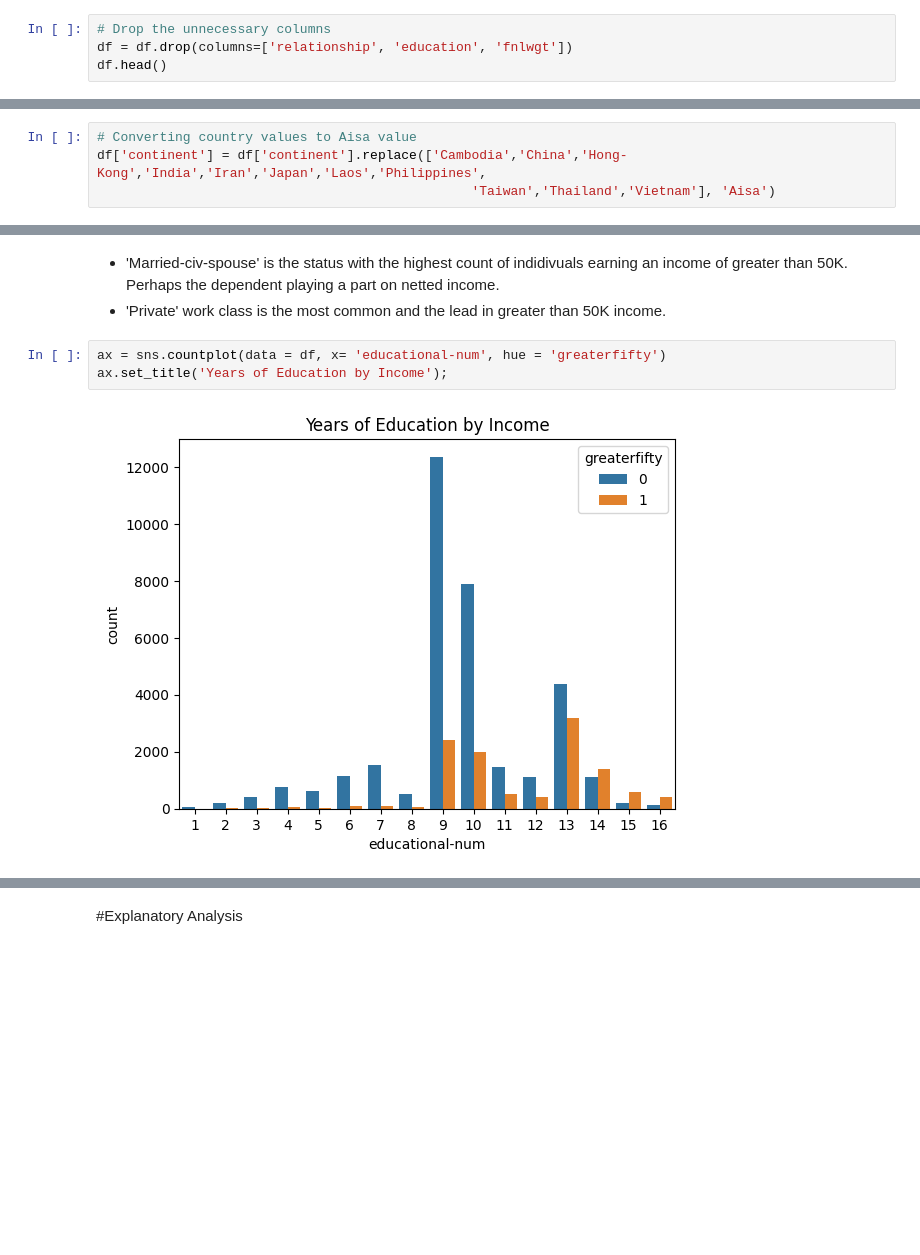
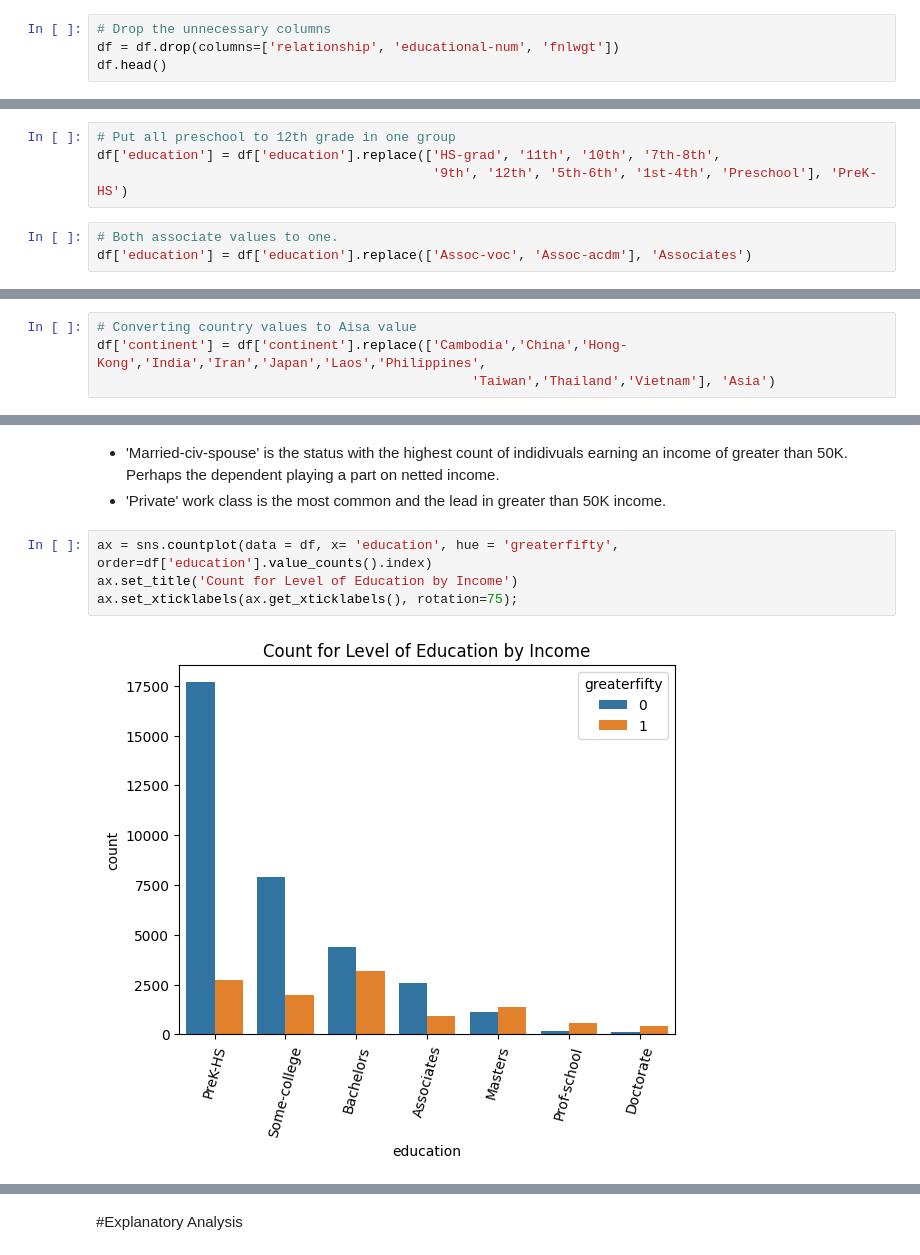
Before and after one commit to KDiBSilva/Adult_Income, a Jupyter notebook: Adult_Income.ipynb, the cells around one changed output, grey strips where cells are left out. Drawn from its saved outputs; the diff is of its cells as text; blank space fills up the shorter version.

```diff
--- a/Adult_Income.ipynb
+++ b/Adult_Income.ipynb
@@ -371,6 +371,6 @@ df['fnlwgt'].nunique()
 ### Unnecessary Columns
 # %%
 # Drop the unnecessary columns
-df = df.drop(columns=['relationship', 'education', 'fnlwgt'])
+df = df.drop(columns=['relationship', 'educational-num', 'fnlwgt'])
 df.head()
 # %% [output]
@@ -487,0 +504,7 @@ ax.set_xticklabels(ax.get_xticklabels(), rotation=75);
+# %%
+# Put all preschool to 12th grade in one group
+df['education'] = df['education'].replace(['HS-grad', '11th', '10th', '7th-8th',
+                                           '9th', '12th', '5th-6th', '1st-4th', 'Preschool'], 'PreK-HS')
+# %%
+# Both associate values to one.
+df['education'] = df['education'].replace(['Assoc-voc', 'Assoc-acdm'], 'Associates')
@@ -524,7 +575,7 @@ df['continent'] = df['continent'].replace(['Columbia','Ecuador','Peru','South','
 # %%
 # Converting country values to Aisa value
 df['continent'] = df['continent'].replace(['Cambodia','China','Hong-Kong','India','Iran','Japan','Laos','Philippines',
-                                                'Taiwan','Thailand','Vietnam'], 'Aisa')
+                                                'Taiwan','Thailand','Vietnam'], 'Asia')
 # %%
 # Converting country values to Europe value
 df['continent'] = df['continent'].replace(['England','France','Germany','Greece','Holand-Netherlands','Hungary','Ireland','Italy','Poland','Portugal',
@@ -742,8 +772,9 @@ fig.suptitle('Marital Status & Workclass to Income', fontsize = 20, fontweight =
 * 'Married-civ-spouse' is the status with the highest count of indidivuals earning an income of greater than 50K. Perhaps the dependent playing a part on netted income.
 * 'Private' work class is the most common and the lead in greater than 50K income.
 # %%
-ax = sns.countplot(data = df, x= 'educational-num', hue = 'greaterfifty')
-ax.set_title('Years of Education by Income');
+ax = sns.countplot(data = df, x= 'education', hue = 'greaterfifty', order=df['education'].value_counts().index)
+ax.set_title('Count for Level of Education by Income')
+ax.set_xticklabels(ax.get_xticklabels(), rotation=75);
 # %% [output]
-[figure, old version]
+[figure, new version]
 # %% [markdown]
```
Also changed, not shown: parts of 48 cells of this notebook.
